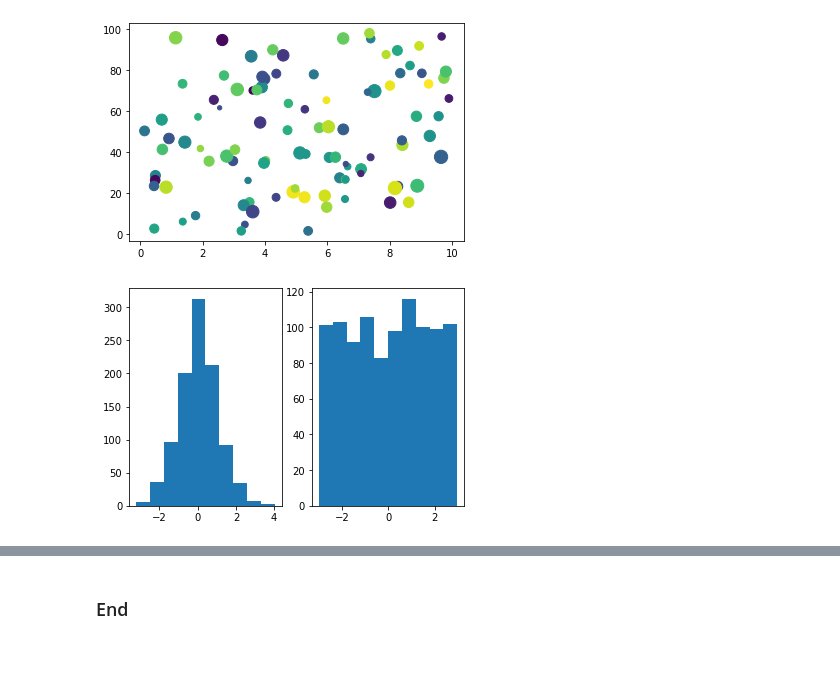
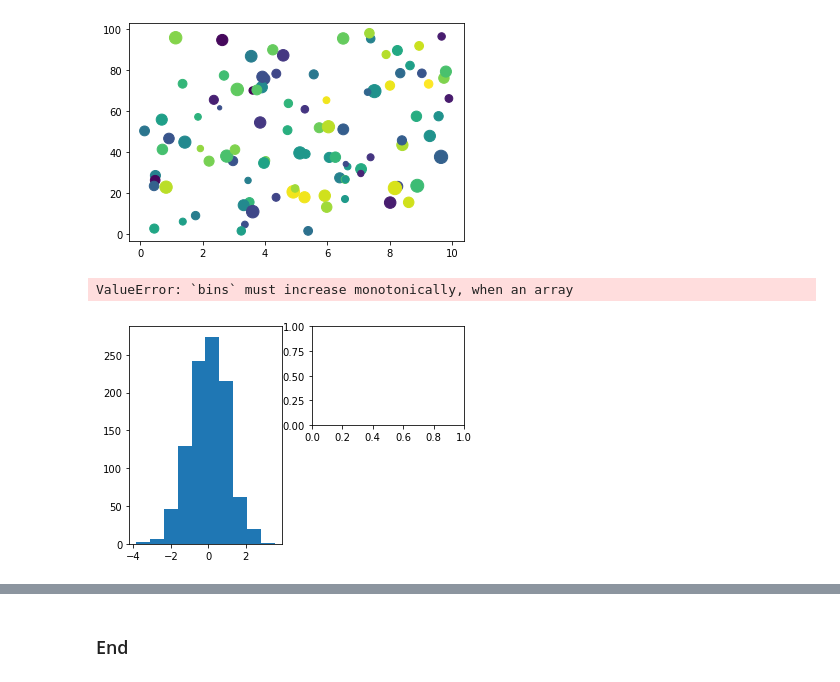
Before and after one commit to Jonish99/Fundamentals-of-Data-Analysis-Assessment, a Jupyter notebook: pyplot.ipynb, the cells around one changed output, grey strips where cells are left out. Saved outputs shown, nothing was run; the diff lists cells and outputs as text; code cells hidden in the pictures; blank space fills up the shorter version.

```diff
--- a/pyplot.ipynb
+++ b/pyplot.ipynb
@@ -101,16 +212,18 @@ plt.show()
 # %%
 
 #one row two cols
 plt.subplot(1,2,1)
 
 x=np.random.normal(0.0,1.0,1000)
 plt.hist(x)
 
-plt.subplot(1,2,2)
+plt.subplot(2,2,2)
 x=np.random.uniform(-3.0,3.0,1000)
 plt.hist(x)
+pl
 
 
 plt.show()
 # %% [output]
+ValueError: `bins` must increase monotonically, when an array
-[figure, old version]
+[figure, new version]
```
Also changed, not shown: parts of 14 cells of this notebook.
